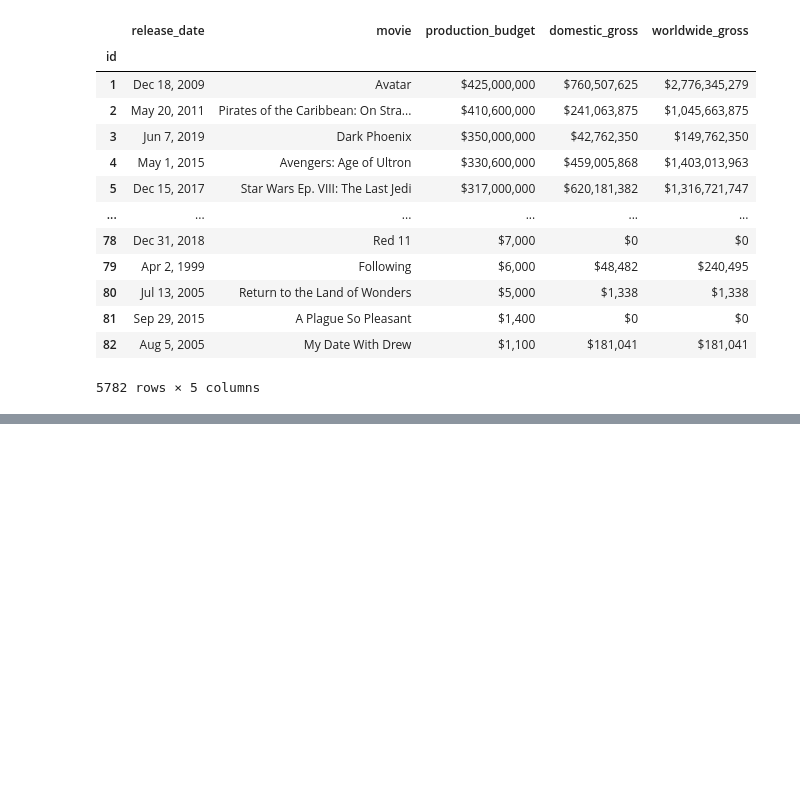
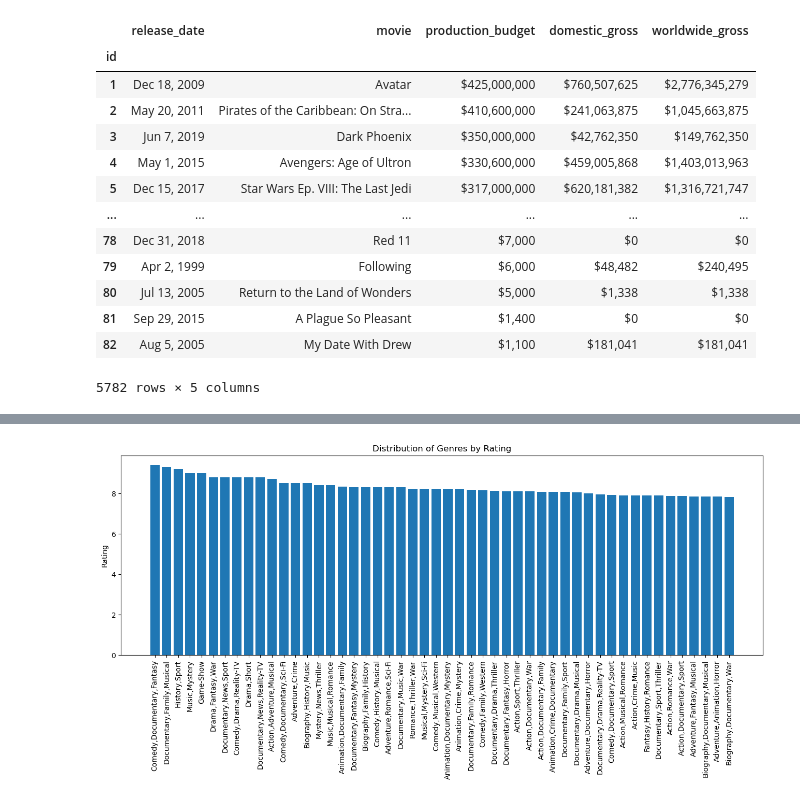
Before and after one commit to Lynn-rose/dsc-phase-1-project-movie-data-analysis, a Jupyter notebook: student.ipynb, the cells around one changed output, grey strips where cells are left out. Saved outputs shown, nothing was run; the diff lists cells and outputs as text; code cells hidden in the pictures; blank space fills up the shorter version.

```diff
--- a/student.ipynb
+++ b/student.ipynb
@@ -99,0 +262,2 @@ ax.set_title("languages vs average votes");
+# %%
+imdb.dropna(subset=['genres'],inplace=True)#dropping null values in genres column
@@ -99,0 +307,5 @@ ax.set_title("languages vs average votes");
+# %%
+result = imdb.groupby('genres')#group using the genre column
+genreAvgRating = result['averagerating'].mean()# get the mean of all the average ratings
+sortgenreAvgRating = genreAvgRating.sort_values(ascending=False)# sort the value in descending order
+sortgenreAvgRating
@@ -99,0 +334,11 @@ ax.set_title("languages vs average votes");
+# %%
+fig, ax1 = plt.subplots(figsize=(16, 5))
+
+top_5_counts = sortgenreAvgRating.iloc[:50]
+
+ax1.bar(top_5_counts.index, top_5_counts.values)
+ax1.tick_params(axis="x", labelrotation=90)
+ax1.set_ylabel("Rating")
+ax1.set_title("Distribution of Genres by Rating");
+# %% [output]
+[figure, added]
```
Also changed, not shown: parts of 53 cells of this notebook.
